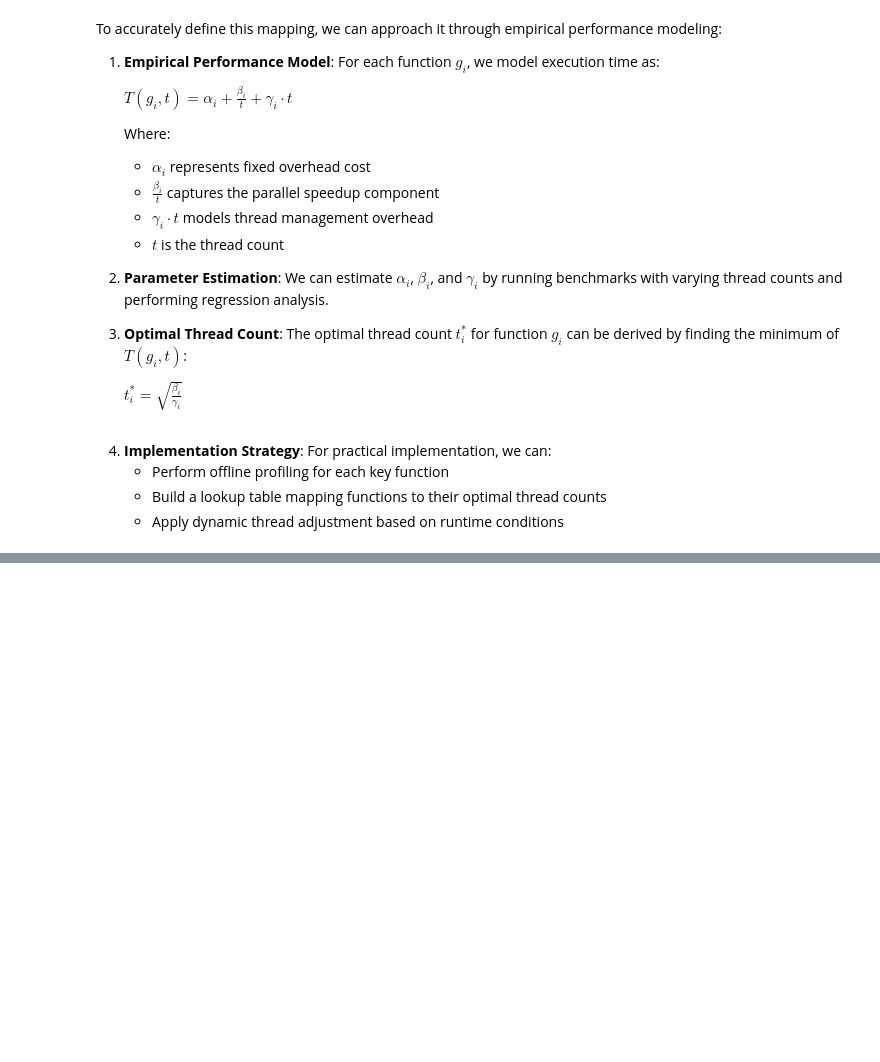
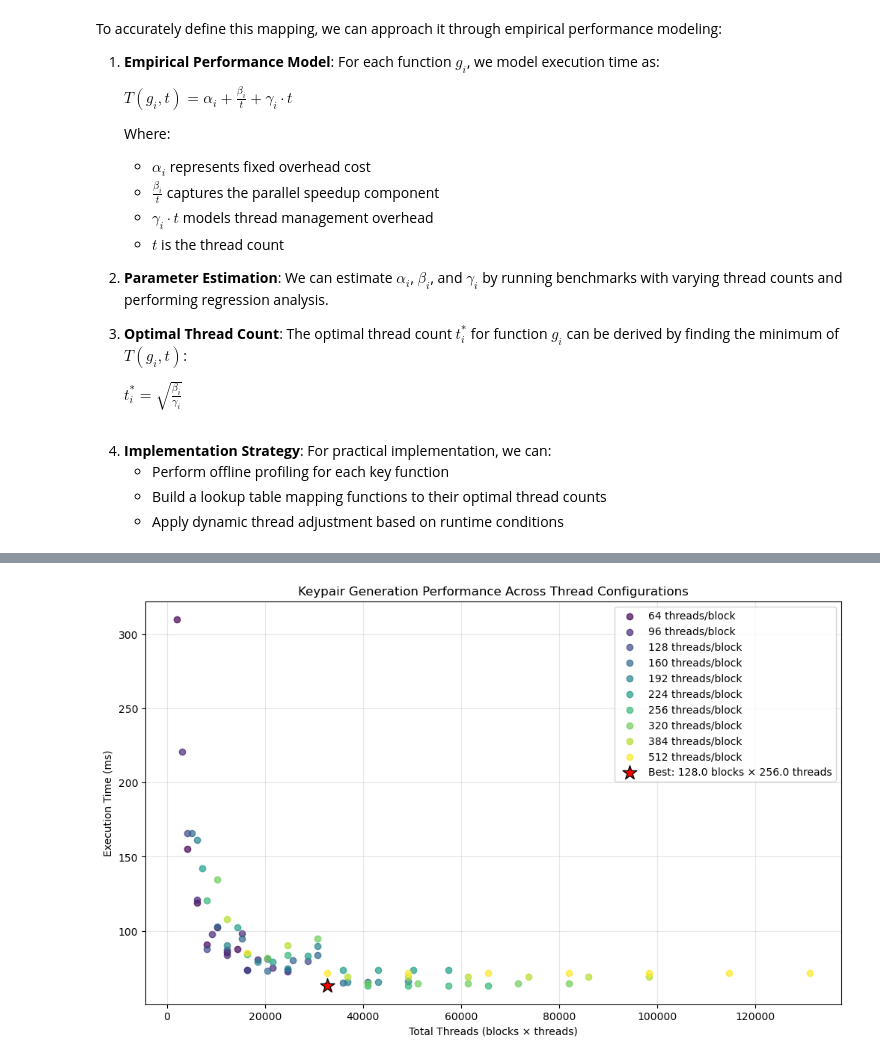
Before and after one commit to jiahaoxiang2000/sphincs-plus, a Jupyter notebook: utils/adaptive-thread.ipynb, the cells around one changed output, grey strips where cells are left out. Saved outputs shown, nothing was run; the diff lists cells and outputs as text; code cells hidden in the pictures; blank space fills up the shorter version.

```diff
--- a/utils/adaptive-thread.ipynb
+++ b/utils/adaptive-thread.ipynb
@@ -45 +92,39 @@ blocks, threads, time(ms), per op(ms)
+# %%
+# Visualize execution time vs total threads
+plt.figure(figsize=(12, 7))
+
+# Create a scatter plot with colors based on threads per block
+thread_values = sorted(df["threads"].unique())
+colors = plt.cm.viridis(np.linspace(0, 1, len(thread_values)))
+thread_color_map = dict(zip(thread_values, colors))
+
+for thread_count in thread_values:
+    subset = df[df["threads"] == thread_count]
+    plt.scatter(
+        subset["total_threads"],
+        subset["time(ms)"],
+        color=thread_color_map[thread_count],
+        label=f"{thread_count} threads/block",
+        alpha=0.7,
+    )
+
+# Highlight the best configuration
+plt.scatter(
+    best_config["total_threads"],
+    best_config["time(ms)"],
+    color="red",
+    s=200,
+    marker="*",
+    edgecolors="black",
+    label=f"Best: {best_config['blocks']} blocks × {best_config['threads']} threads",
+)
+
+plt.xlabel("Total Threads (blocks × threads)")
+plt.ylabel("Execution Time (ms)")
+plt.title("Keypair Generation Performance Across Thread Configurations")
+plt.grid(True, alpha=0.3)
+plt.legend()
+plt.show()
+# %% [output]
+[figure, added]
 # %%
```
Also changed, not shown: parts of 7 cells of this notebook.
